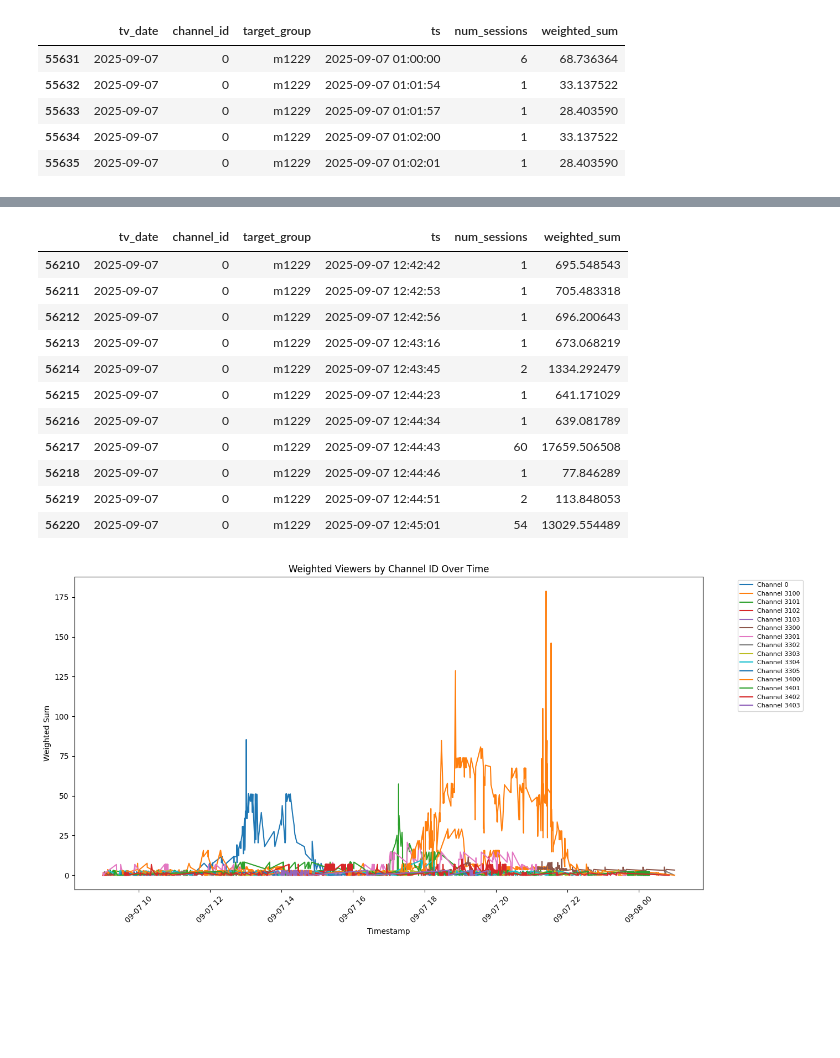
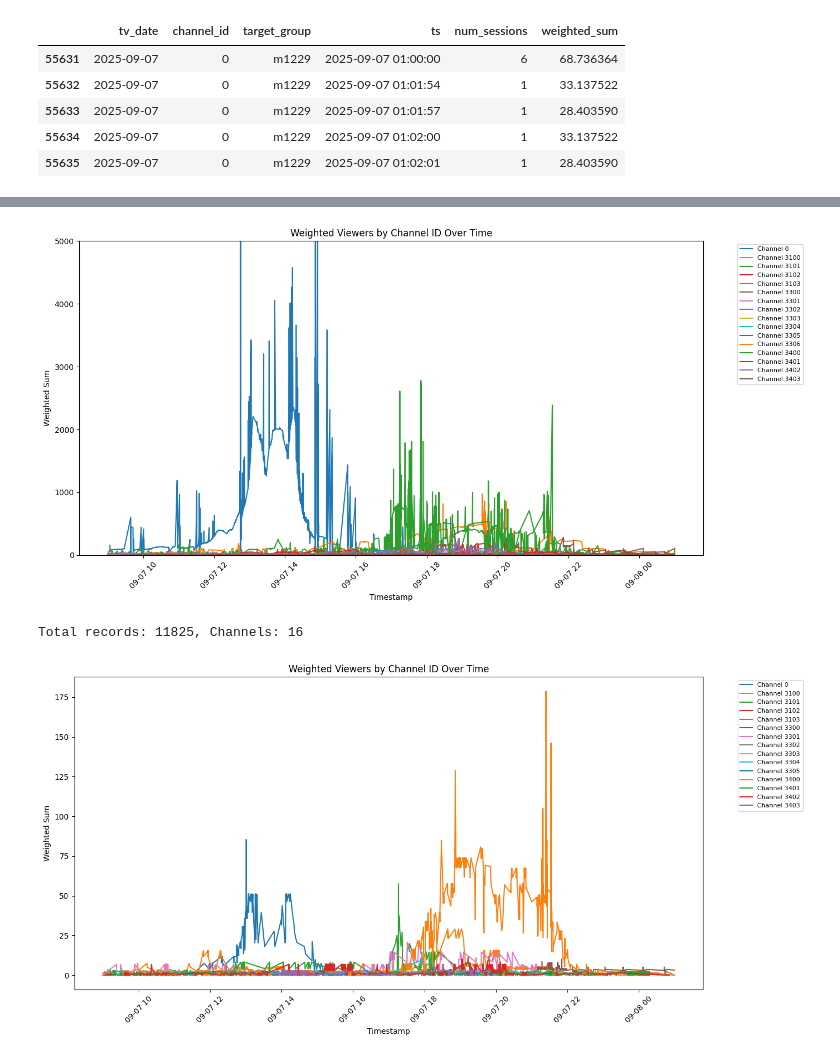
Before and after one commit to kialburg/streaming-viewership-case-study, a Jupyter notebook: output/explore_output.ipynb, the cells around one changed output, grey strips where cells are left out. Cells and saved outputs as stored; diff of their text form; code cells hidden in the pictures; blank space fills up the shorter version.

```diff
--- a/output/explore_output.ipynb
+++ b/output/explore_output.ipynb
@@ -81,18 +62,8 @@ filtered_df.sort_values("weighted_sum", ascending=False)[0:20]
-# %%
-filtered_df[filtered_df["channel_id"]==0].loc[56210:56220]
-# %% [output]
-|  | tv_date | channel_id | target_group | ts | num_sessions | weighted_sum |
-| 56210 | 2025-09-07 | 0 | m1229 | 2025-09-07 12:42:42 | 1 | 695.548543 |
-| 56211 | 2025-09-07 | 0 | m1229 | 2025-09-07 12:42:53 | 1 | 705.483318 |
-| 56212 | 2025-09-07 | 0 | m1229 | 2025-09-07 12:42:56 | 1 | 696.200643 |
-| 56213 | 2025-09-07 | 0 | m1229 | 2025-09-07 12:43:16 | 1 | 673.068219 |
-| 56214 | 2025-09-07 | 0 | m1229 | 2025-09-07 12:43:45 | 2 | 1334.292479 |
-| 56215 | 2025-09-07 | 0 | m1229 | 2025-09-07 12:44:23 | 1 | 641.171029 |
-| 56216 | 2025-09-07 | 0 | m1229 | 2025-09-07 12:44:34 | 1 | 639.081789 |
-| 56217 | 2025-09-07 | 0 | m1229 | 2025-09-07 12:44:43 | 60 | 17659.506508 |
-| 56218 | 2025-09-07 | 0 | m1229 | 2025-09-07 12:44:46 | 1 | 77.846289 |
-| 56219 | 2025-09-07 | 0 | m1229 | 2025-09-07 12:44:51 | 2 | 113.848053 |
-| 56220 | 2025-09-07 | 0 | m1229 | 2025-09-07 12:45:01 | 54 | 13029.554489 |
+# %%
+plot_target_group(df[df["ts"] >pd.to_datetime("2025-09-07 09:00") ], tv_date="2025-09-07",group="m1229", ymax=5000)
+# %% [output]
+[figure, added]
+Total records: 11825, Channels: 16
 # %%
 plot_target_group(df[df["ts"] >pd.to_datetime("2025-09-07 09:00") ], tv_date="2025-09-07",group="f1229")
 # %% [output]
```
Also changed, not shown: parts of 21 cells of this notebook.
